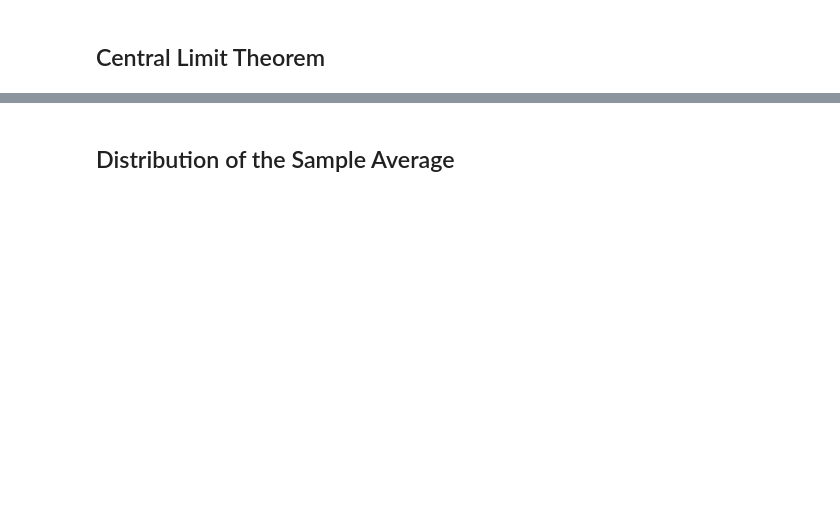
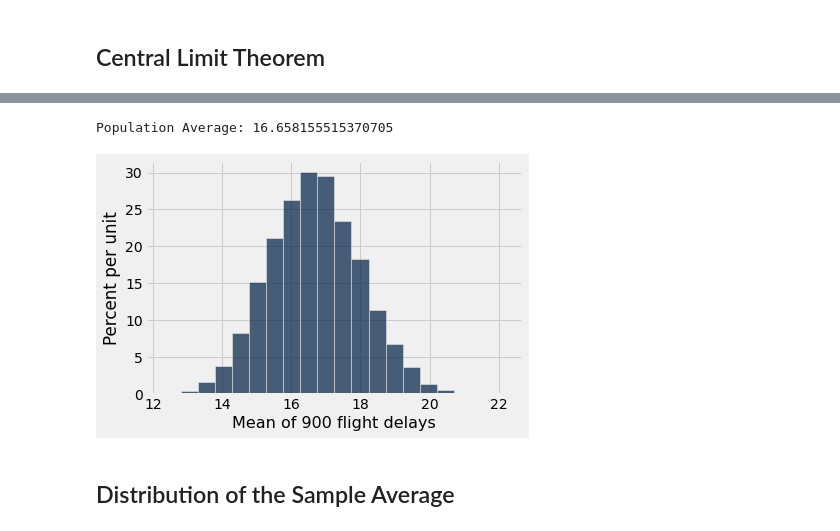
Before and after one commit to AUP-CS2065/lecture, a Jupyter notebook: lec10.ipynb, the cells around one changed output, grey strips where cells are left out. Cells and saved outputs as stored; diff of their text form; code cells hidden in the pictures; blank space fills up the shorter version.

```diff
--- a/lec10.ipynb
+++ b/lec10.ipynb
@@ -165,6 +318,6 @@ exams.hist('Final in Standard Units', bins=20)
 # %% [markdown]
 ## Central Limit Theorem ##
 # %%
-united = Table.read_table('united_summer2015.csv')
+united = Table.read_table('united.csv')
 united_bins = np.arange(-20, 300, 10)
 united
@@ -208,5 +392,11 @@ print('Population Average:', delay_mean)
 # %%
 sample_means_900 = ten_thousand_sample_means(900)
+# %%
+Table().with_column('Mean of 900 flight delays', sample_means_900).hist(bins=20)
+print('Population Average:', delay_mean)
+# %% [output]
+Population Average: 16.658155515370705
+[figure, added]
 # %% [markdown]
 ## Distribution of the Sample Average
 # %%
```
Also changed, not shown: parts of 97 cells of this notebook.
